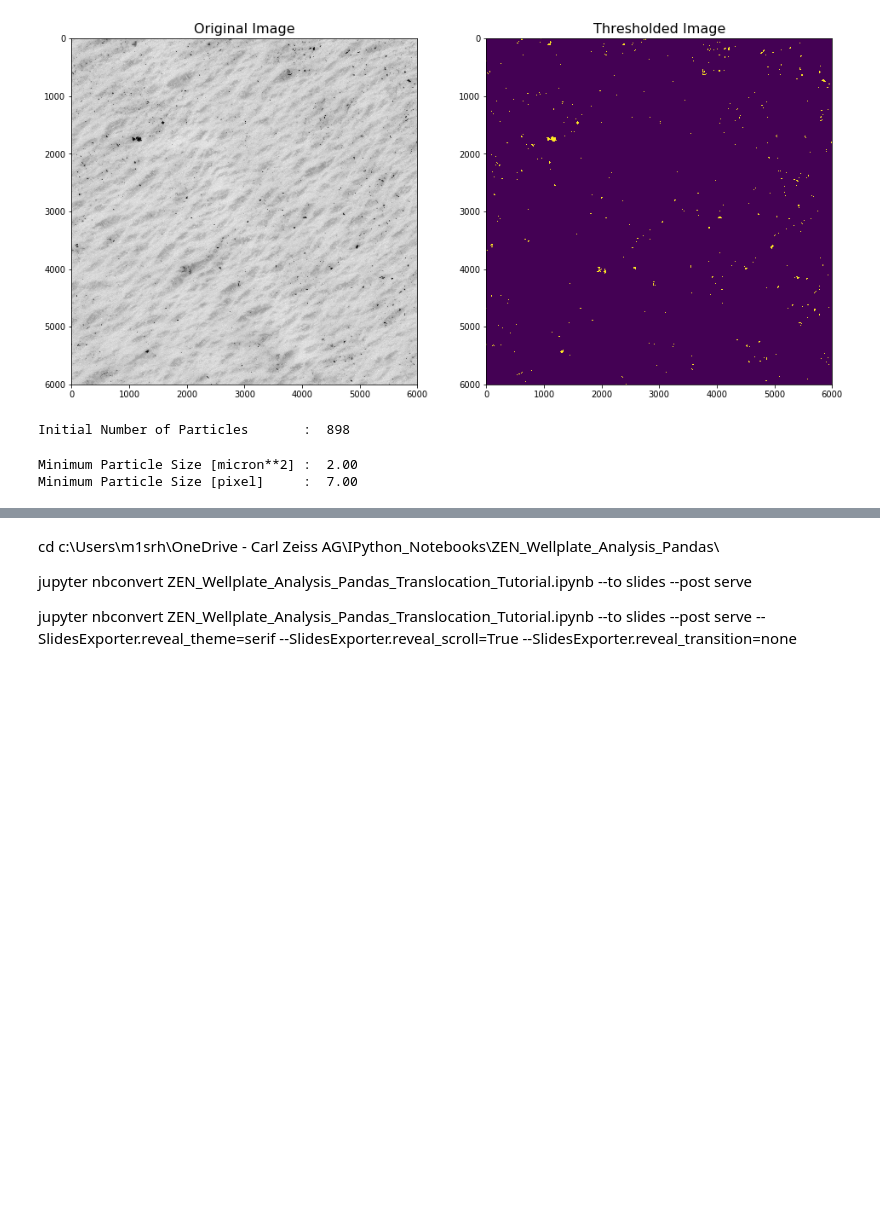
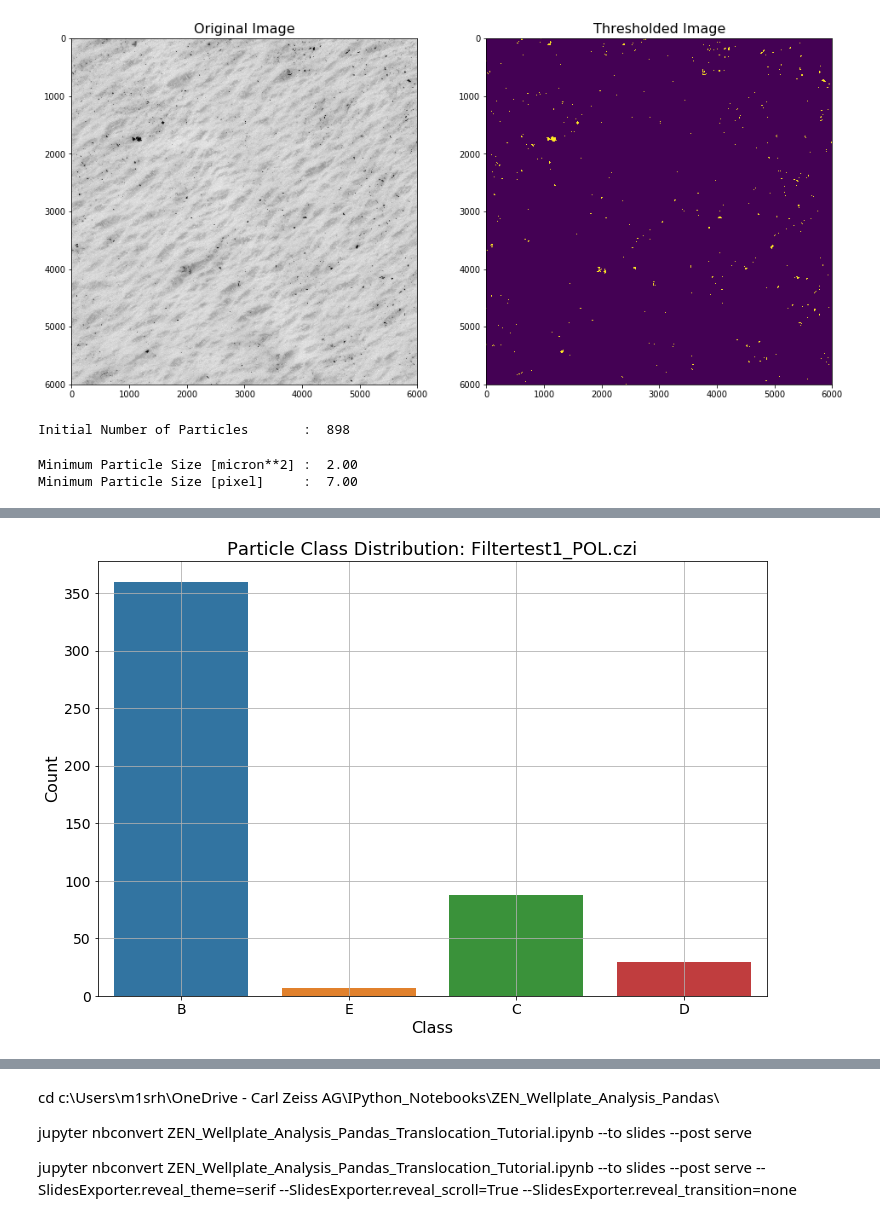
Before and after one commit to sebi06/ipy_notebooks, a Jupyter notebook: APEER/APEER_Particle_Analysis V2.ipynb, the cells around one changed output, grey strips where cells are left out. Drawn from its saved outputs; the diff is of its cells as text; code cells hidden in the pictures; blank space fills up the shorter version.

```diff
--- a/APEER/APEER_Particle_Analysis V2.ipynb
+++ b/APEER/APEER_Particle_Analysis V2.ipynb
@@ -471,18 +501,21 @@ df[:10]
 # %%
 savefig = True
 
 # display the result for the particle classes and their respective counts
 fig, ax = plt.subplots(1,1, figsize=(12, 8))
 ax = sns.countplot(x="Class", data=df)
 ax.grid(True)
-ax.set_title('Particle Class Distribution: ' + metainfo['Filename'], fontsize = 18)
+
+ax.set_title('Particle Class Distribution: ' + os.path.basename(filename), fontsize = 18)
 ax.set_xlabel('Class', fontsize=16)
 ax.set_ylabel('Count', fontsize=16)
 ax.tick_params(axis = 'both', which = 'major', labelsize = 14)
 
 if savefig:
     savename = filename[:-4] + '_ClassCounts.png'
     fig.savefig(savename, dpi=100, orientation='portrait', transparent=False, frameon=False)
+# %% [output]
+[figure, added]
 # %%
 # write data to excel sheet and csv
 write2excel = True
```
Also changed, not shown: parts of 14 cells of this notebook, 1 other file.
